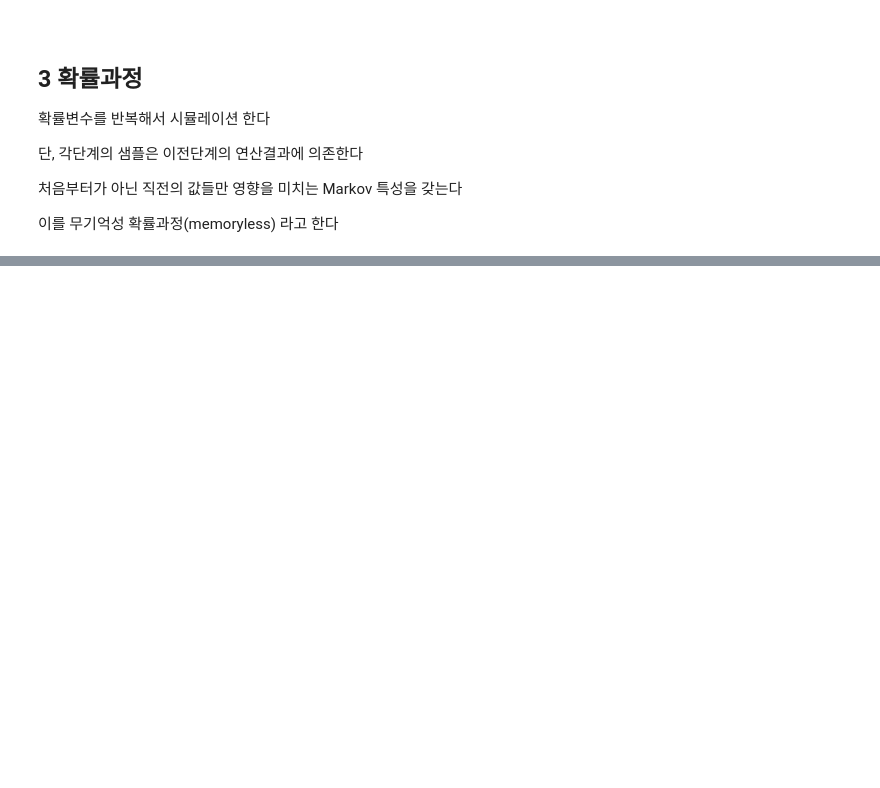
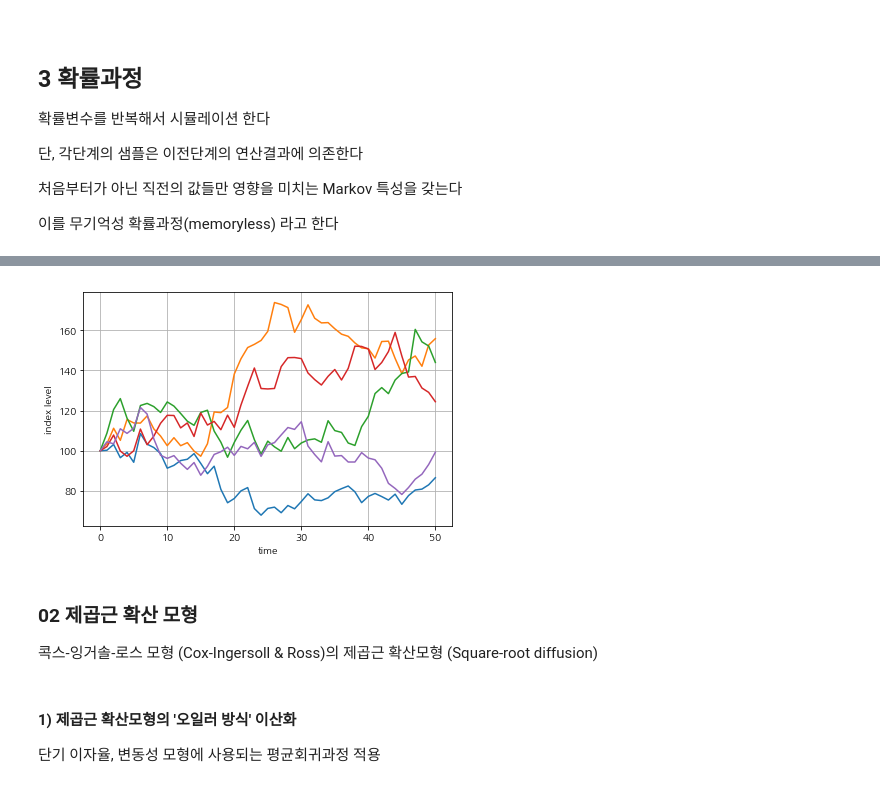
Before and after one commit to YongBeomKim/Finance, a Jupyter notebook: 07.Stochastic.ipynb, the cells around one changed output, grey strips where cells are left out. Saved outputs shown, nothing was run; the diff lists cells and outputs as text; code cells hidden in the pictures; blank space fills up the shorter version.

```diff
--- a/07.Stochastic.ipynb
+++ b/07.Stochastic.ipynb
@@ -199,0 +238,13 @@ Geometric Brownian Motion
+# %%
+# 시뮬레이션 10개의 과정을 화면에 출력
+plt.plot(S[:,:5], lw=1.5)
+plt.xlabel('time'); plt.ylabel('index level')
+plt.grid(True); plt.tight_layout()
+# %% [output]
+[figure, added]
+# %% [markdown]
+### 02 제곱근 확산 모형
+콕스-잉거솔-로스 모형 (Cox-Ingersoll & Ross)의 제곱근 확산모형 (Square-root diffusion)
+# %% [markdown]
+#### 1) 제곱근 확산모형의 '오일러 방식' 이산화
+단기 이자율, 변동성 모형에 사용되는 평균회귀과정 적용
```
Also changed, not shown: parts of 109 cells of this notebook.
